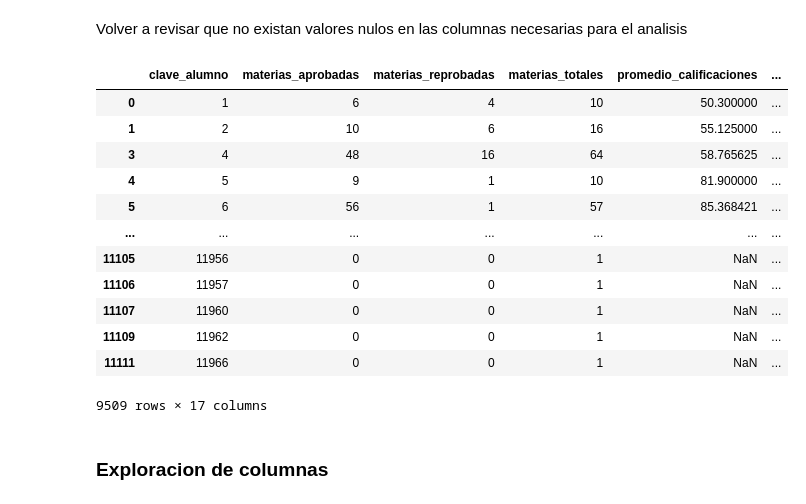
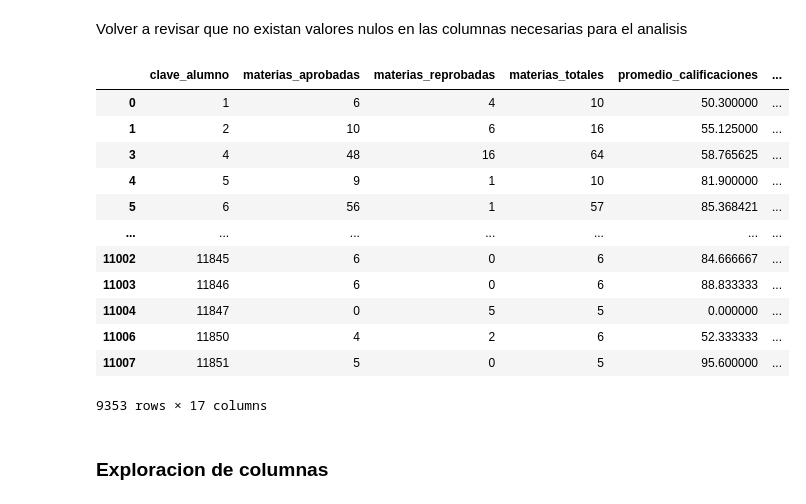
Before and after one commit to jesusBarrazaCastro/exito_academico, a Jupyter notebook: code.ipynb, the cells around one changed output. Saved outputs shown, nothing was run; the diff lists cells and outputs as text; code cells hidden in the pictures.

```diff
--- a/code.ipynb
+++ b/code.ipynb
@@ -251,23 +251,23 @@ display(datos_agrupados)
 # %% [markdown]
 Volver a revisar que no existan valores nulos en las columnas necesarias para el analisis
 # %%
-datos_agrupados.dropna(subset=['prepa'], inplace=True)
+datos_agrupados.dropna(inplace=True)
 datos_agrupados.to_csv('datos_agrupados.csv', index=False)
 display(datos_agrupados)
 # %% [output]
 |  | clave_alumno | materias_aprobadas | materias_reprobadas | materias_totales | promedio_calificaciones | ... |
 | 0 | 1 | 6 | 4 | 10 | 50.300000 | ... |
 | 1 | 2 | 10 | 6 | 16 | 55.125000 | ... |
 | 3 | 4 | 48 | 16 | 64 | 58.765625 | ... |
 | 4 | 5 | 9 | 1 | 10 | 81.900000 | ... |
 | 5 | 6 | 56 | 1 | 57 | 85.368421 | ... |
 | ... | ... | ... | ... | ... | ... | ... |
-| 11105 | 11956 | 0 | 0 | 1 | NaN | ... |
-| 11106 | 11957 | 0 | 0 | 1 | NaN | ... |
-| 11107 | 11960 | 0 | 0 | 1 | NaN | ... |
-| 11109 | 11962 | 0 | 0 | 1 | NaN | ... |
-| 11111 | 11966 | 0 | 0 | 1 | NaN | ... |
+| 11002 | 11845 | 6 | 0 | 6 | 84.666667 | ... |
+| 11003 | 11846 | 6 | 0 | 6 | 88.833333 | ... |
+| 11004 | 11847 | 0 | 5 | 5 | 0.000000 | ... |
+| 11006 | 11850 | 4 | 2 | 6 | 52.333333 | ... |
+| 11007 | 11851 | 5 | 0 | 5 | 95.600000 | ... |
-9509 rows × 17 columns
+9353 rows × 17 columns
 # %% [markdown]
 ### Exploracion de columnas
 # %%
```
Also changed, not shown: parts of 14 cells of this notebook, 1 other file.
